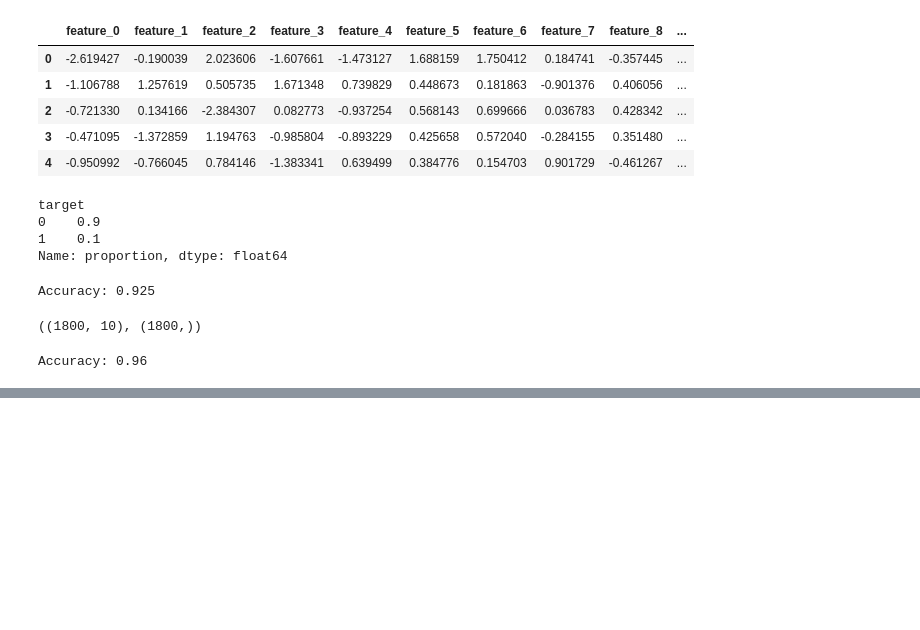
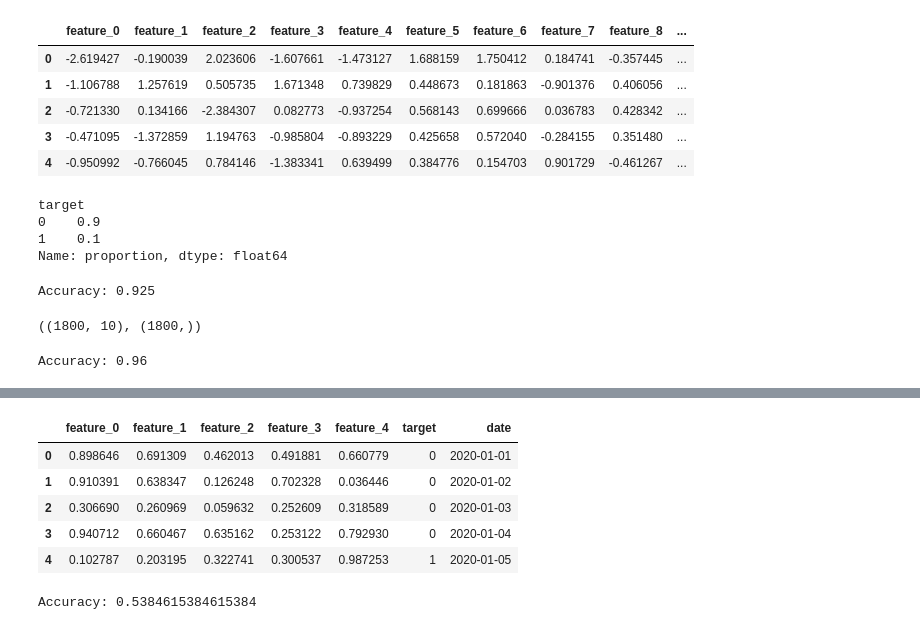
Before and after one commit to rahul8879/rbyte_ai_engineering, a Jupyter notebook: Machine_learning/01_knn_algorithm.ipynb, the cells around one changed output, grey strips where cells are left out. Cells and saved outputs as stored; diff of their text form; code cells hidden in the pictures; blank space fills up the shorter version.

```diff
--- a/Machine_learning/01_knn_algorithm.ipynb
+++ b/Machine_learning/01_knn_algorithm.ipynb
@@ -277,0 +315,37 @@ Accuracy: 0.96
+# %%
+# time based splitting
+# lets create time series data
+import numpy as np
+date_range = pd.date_range(start='1/1/2020', periods=100, freq='D')
+X_time = np.random.rand(100, 5)
+y_time = np.random.randint(0, 2, size=100)
+df_time = pd.DataFrame(X_time, columns=[f'feature_{i}' for i in range(5)])
+df_time['target'] = y_time
+df_time['date'] = date_range
+df_time.head()
+# %% [output]
+|  | feature_0 | feature_1 | feature_2 | feature_3 | feature_4 | target | date |
+| 0 | 0.898646 | 0.691309 | 0.462013 | 0.491881 | 0.660779 | 0 | 2020-01-01 |
+| 1 | 0.910391 | 0.638347 | 0.126248 | 0.702328 | 0.036446 | 0 | 2020-01-02 |
+| 2 | 0.306690 | 0.260969 | 0.059632 | 0.252609 | 0.318589 | 0 | 2020-01-03 |
+| 3 | 0.940712 | 0.660467 | 0.635162 | 0.253122 | 0.792930 | 0 | 2020-01-04 |
+| 4 | 0.102787 | 0.203195 | 0.322741 | 0.300537 | 0.987253 | 1 | 2020-01-05 |
+# %%
+# time based splitting
+df_time = df_time.sort_values(by='date')
+split_date = '2020-03-15'
+train_data = df_time[df_time['date'] < split_date]
+test_data = df_time[df_time['date'] >= split_date]
+
+X_train = train_data.drop(columns=['target', 'date'])
+y_train = train_data['target']
+X_test = test_data.drop(columns=['target', 'date'])
+y_test = test_data['target']
+
+model = KNeighborsClassifier(n_neighbors=5)
+model.fit(X_train, y_train)
+y_pred = model.predict(X_test)
+accuracy = accuracy_score(y_test, y_pred)
+print("Accuracy:", accuracy)
+# %% [output]
+Accuracy: 0.5384615384615384
```
Also changed, not shown: parts of 3 cells of this notebook.
